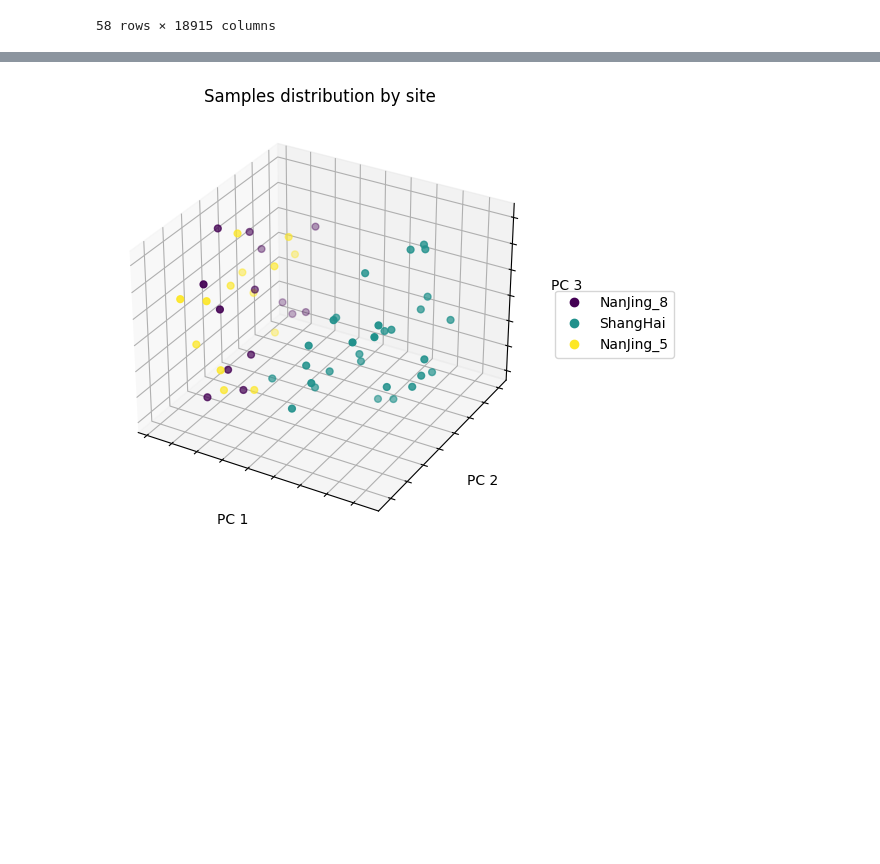
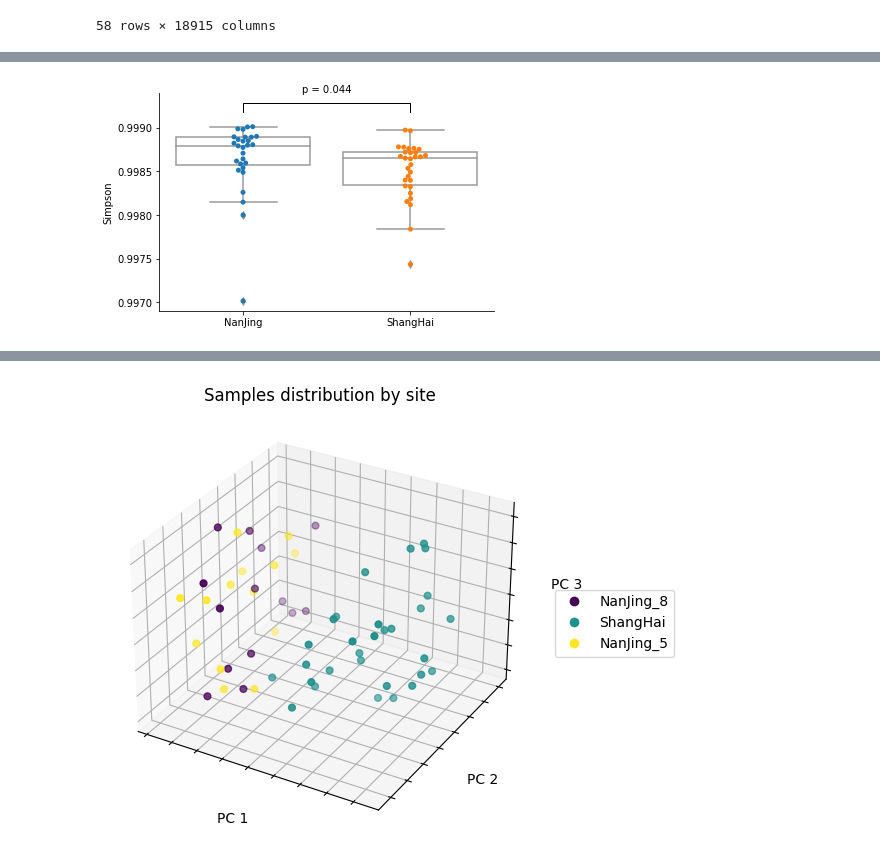
Before and after one commit to BigDataBiology/Duan2026_urban_soil, a Jupyter notebook: analysis/analysis.ipynb, the cells around one changed output, grey strips where cells are left out. Drawn from its saved outputs; the diff is of its cells as text; code cells hidden in the pictures; blank space fills up the shorter version.

```diff
--- a/analysis/analysis.ipynb
+++ b/analysis/analysis.ipynb
@@ -856,0 +961,19 @@ otus_tab_F
+# %%
+fig, ax = plt.subplots()
+ax=sns.boxplot(data=metadata, x="City", y="simpson",color='white')
+sns.swarmplot(data=metadata, x="City", y="simpson")
+
+x1, x2 = 0, 1
+y,h = metadata["simpson"].mean()+.0006,.0001
+
+#绘制横线位置
+plt.plot([x1, x1, x2, x2], [y, y+h, y+h, y], lw=1, c="k")
+#添加P值
+plt.text((x1+x2)*.5, y+h+.0001, f'p = 0.044', ha='center', va='bottom', color="k")
+
+ax.set_xlabel('')
+ax.set_ylabel('Simpson')
+ax.spines['top'].set_visible(False)
+ax.spines['right'].set_visible(False)
+# %% [output]
+[figure, added]
```
Also changed, not shown: parts of 34 cells of this notebook.
